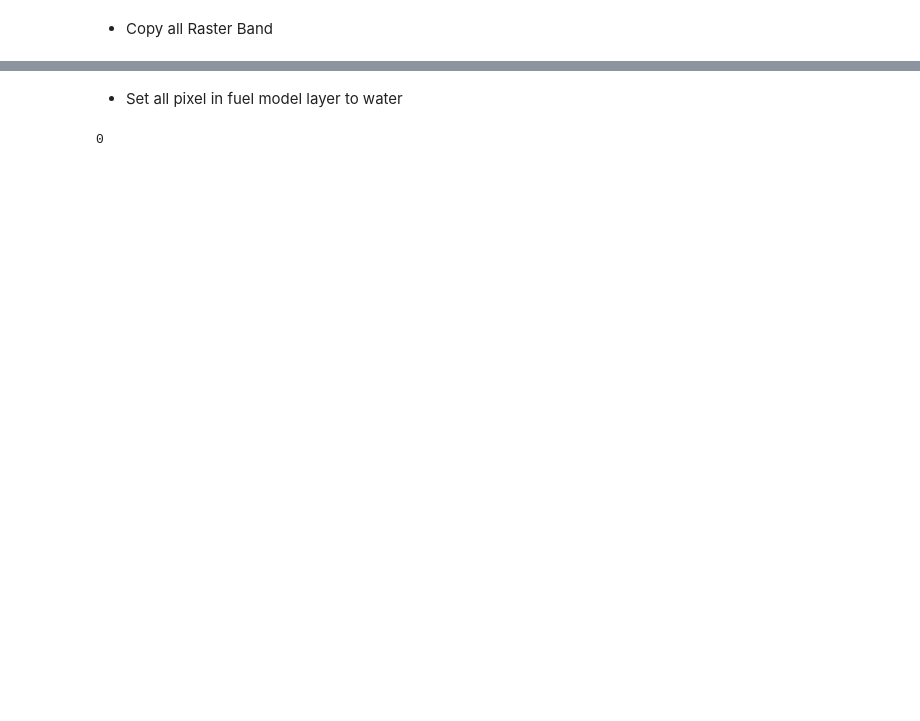
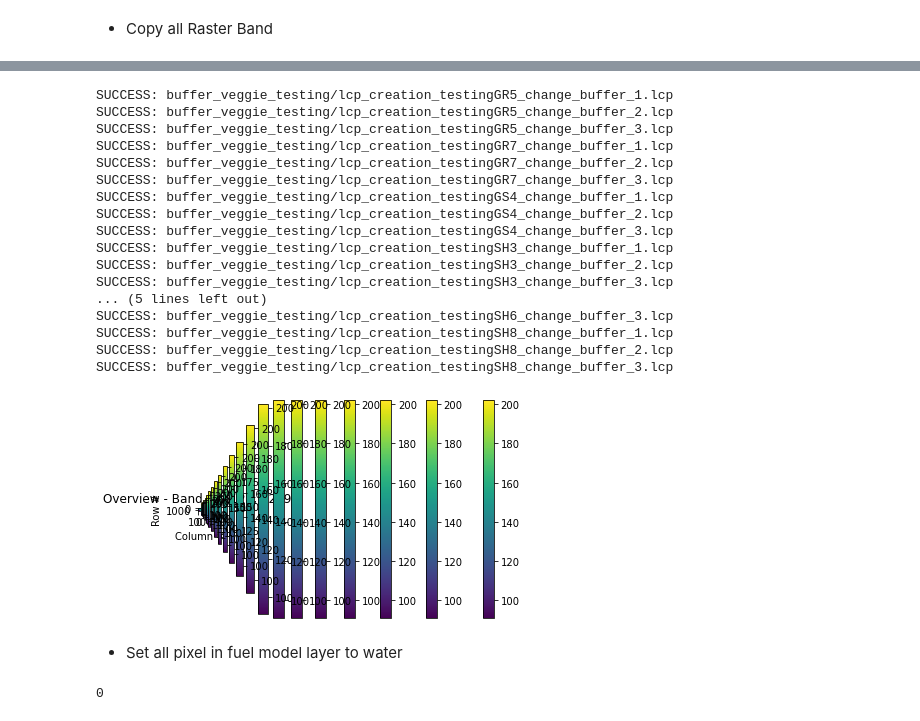
Before and after one commit to fxdawnn/VeggieWildfire, a Jupyter notebook: gdal_lcp.ipynb, the cells around one changed output, grey strips where cells are left out. Cells and saved outputs as stored; diff of their text form; code cells hidden in the pictures; blank space fills up the shorter version.

```diff
--- a/gdal_lcp.ipynb
+++ b/gdal_lcp.ipynb
@@ -214,3 +323,36 @@ np.where(fm_change!= source_fm)[0].size
+# %%
+number_choice = ["1", "2", "3"]
+fuel_options = {"GR5":105, "GR7":107, "GS4": 124, "SH3": 143, "SH4":144,"SH6":146,"SH8":148}
+fuel_values = [105, 107, 124, 143, 144, 146, 148]
+
+for fuel_type in fuel_options:
+    for number in number_choice:
+        name = "buffer_" + number + "/tubbs_ember_buffer_testing_" + number + ".shp"
+        fm_change = zonal_buffer('landscape_lcp/Landscape_1.lcp', name, fuel_options[fuel_type])
+        src_ds.GetRasterBand(4).WriteRaster(0, 0, fm_change.shape[1], fm_change.shape[0], fm_change.tobytes())
+        co = ['LATITUDE=38', 'LINEAR_UNIT=METER', "ELEVATION_UNIT=METERS", "SLOPE_UNIT=DEGREES", "ASPECT_UNIT=AZIMUTH_DEGREES",
+              "CANOPY_COV_UNIT = Categories (0-4)", "CANOPY_HT_UNIT_NAME=Meters x 10", "CBH_UNIT_NAME=Meters x 10", "CBD_UNIT_NAME=kg/m^3 x 100"]
+        lcp_ds = lcp_drv.CreateCopy("buffer_veggie_testing/lcp_creation_testing"+ fuel_type + "_change_buffer_" + number +".lcp", src_ds, False, co)
+        print("SUCCESS: buffer_veggie_testing/lcp_creation_testing"+ fuel_type + "_change_buffer_" + number +".lcp")
+# %% [output]
+SUCCESS: buffer_veggie_testing/lcp_creation_testingGR5_change_buffer_1.lcp
+SUCCESS: buffer_veggie_testing/lcp_creation_testingGR5_change_buffer_2.lcp
+SUCCESS: buffer_veggie_testing/lcp_creation_testingGR5_change_buffer_3.lcp
+SUCCESS: buffer_veggie_testing/lcp_creation_testingGR7_change_buffer_1.lcp
+SUCCESS: buffer_veggie_testing/lcp_creation_testingGR7_change_buffer_2.lcp
+SUCCESS: buffer_veggie_testing/lcp_creation_testingGR7_change_buffer_3.lcp
+SUCCESS: buffer_veggie_testing/lcp_creation_testingGS4_change_buffer_1.lcp
+SUCCESS: buffer_veggie_testing/lcp_creation_testingGS4_change_buffer_2.lcp
+SUCCESS: buffer_veggie_testing/lcp_creation_testingGS4_change_buffer_3.lcp
+SUCCESS: buffer_veggie_testing/lcp_creation_testingSH3_change_buffer_1.lcp
+SUCCESS: buffer_veggie_testing/lcp_creation_testingSH3_change_buffer_2.lcp
+SUCCESS: buffer_veggie_testing/lcp_creation_testingSH3_change_buffer_3.lcp
+... (5 lines left out)
+SUCCESS: buffer_veggie_testing/lcp_creation_testingSH6_change_buffer_3.lcp
+SUCCESS: buffer_veggie_testing/lcp_creation_testingSH8_change_buffer_1.lcp
+SUCCESS: buffer_veggie_testing/lcp_creation_testingSH8_change_buffer_2.lcp
+SUCCESS: buffer_veggie_testing/lcp_creation_testingSH8_change_buffer_3.lcp
+[figure, added]
 # %% [markdown]
 + Set all pixel in fuel model layer to water
 # %%
```
Also changed, not shown: parts of 11 cells of this notebook.
